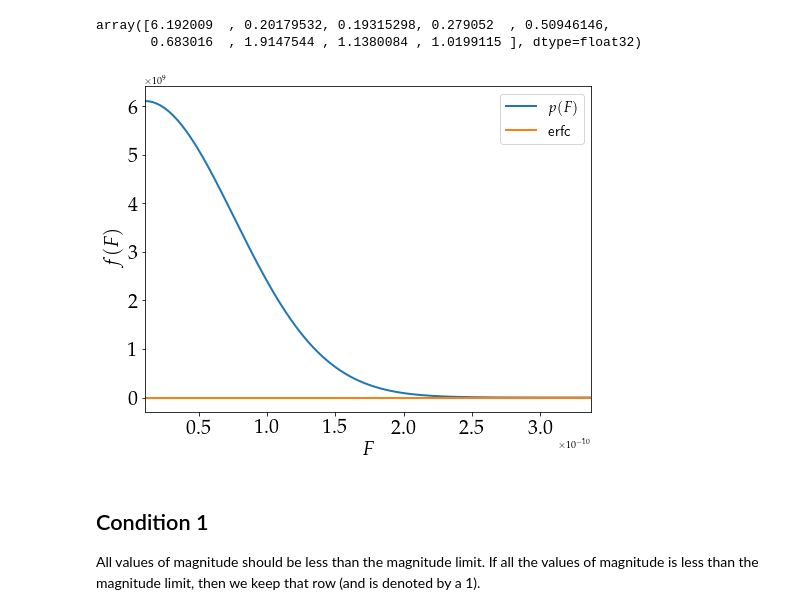
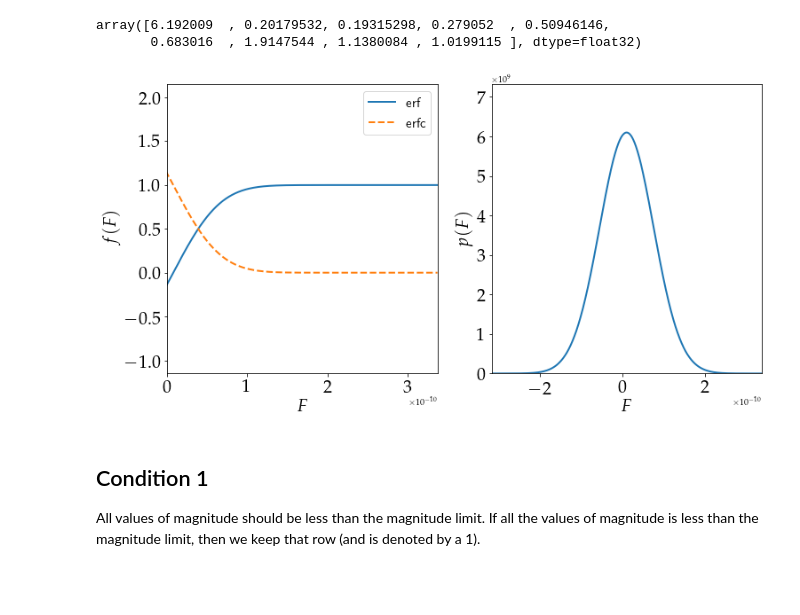
Before and after one commit to Harry45/BHM-nz, a Jupyter notebook: bhm/playground_1.ipynb, the cells around one changed output. Saved outputs shown, nothing was run; the diff lists cells and outputs as text; code cells hidden in the pictures; blank space fills up the shorter version.

```diff
--- a/bhm/playground_1.ipynb
+++ b/bhm/playground_1.ipynb
@@ -377,19 +377,28 @@ flux_cdf = flux_dist.cdf(flux_grid)
 flux_erf = 2 * flux_dist.cdf(np.sqrt(2) * flux_grid) - 1
 flux_erfc = 1 - flux_erf
 # %%
-plt.figure(figsize=(8,6))
-plt.plot(flux_grid, flux_pdf, lw=2, label = r'$p(F)$')
-# plt.plot(flux_grid, flux_erf, lw=2, label = 'erf')
-plt.plot(flux_grid, flux_erfc, lw=2, label = 'erfc')
+plt.figure(figsize=(12,6))
+
+plt.subplot(121)
+plt.plot(flux_grid, flux_erf, lw=2, label = 'erf')
+plt.plot(flux_grid, flux_erfc, lw=2, label = 'erfc', linestyle = '--')
 plt.ylabel(r'$f(F)$', fontsize = fontSize)
 plt.xlabel(r'$F$', fontsize = fontSize)
 plt.tick_params(axis='x', labelsize=fontSize)
 plt.tick_params(axis='y', labelsize=fontSize)
 plt.legend(loc = 'best',prop={'family':'sans-serif', 'size':15})
-plt.xlim(value, max(flux_grid))
+plt.xlim(0, max(flux_grid))
+plt.subplot(122)
+plt.plot(flux_grid, flux_pdf, lw=2, label = r'$p(F)$')
+plt.ylabel(r'$p(F)$', fontsize = fontSize)
+plt.xlabel(r'$F$', fontsize = fontSize)
+plt.tick_params(axis='x', labelsize=fontSize)
+plt.tick_params(axis='y', labelsize=fontSize)
+plt.xlim(min(flux_grid), max(flux_grid))
+plt.ylim(0, 1.2*max(flux_pdf))
 plt.show()
 # %% [output]
-[figure, old version]
+[figure, new version]
 # %% [markdown]
 ## Condition 1
 
```
